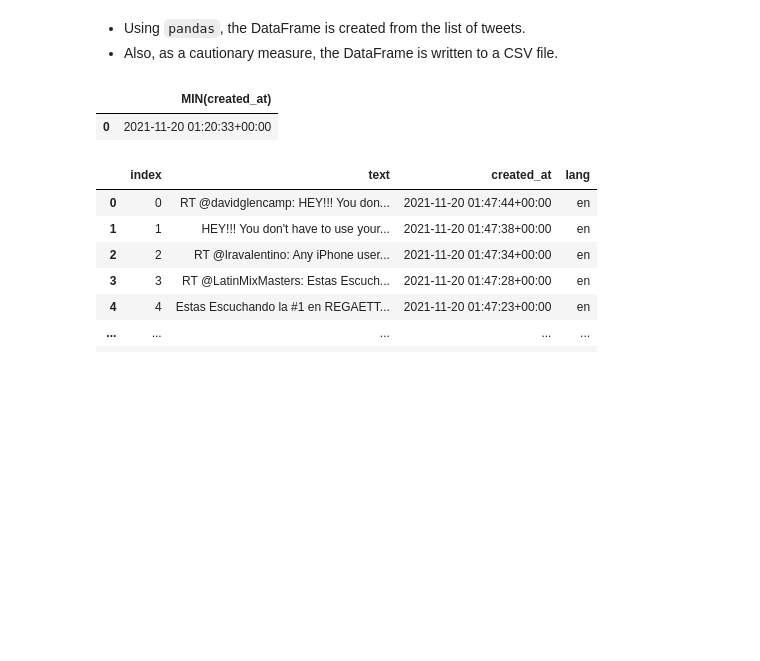
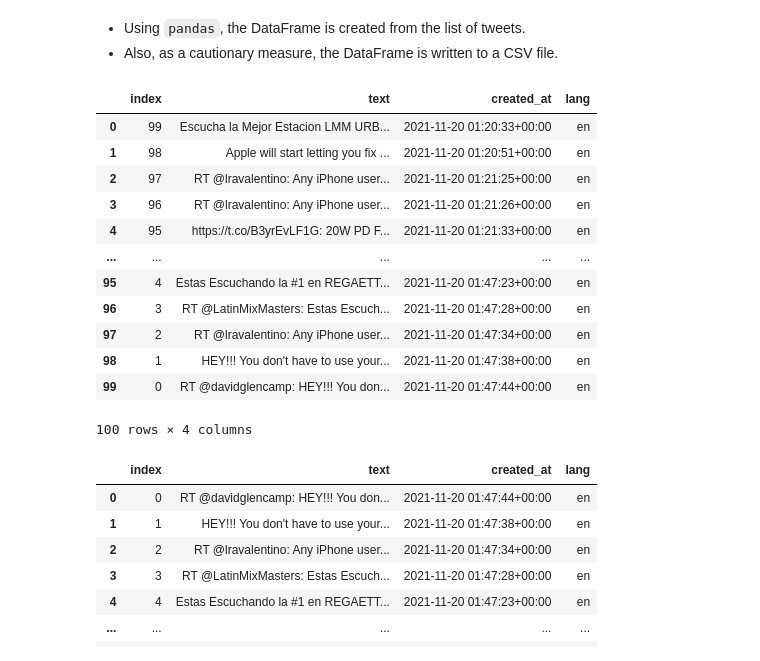
Before and after one commit to baperks/ads_tweetapp, a Jupyter notebook: tweetTasks.ipynb, the cells around one changed output. Drawn from its saved outputs; the diff is of its cells as text; code cells hidden in the pictures; blank space fills up the shorter version.

```diff
--- a/tweetTasks.ipynb
+++ b/tweetTasks.ipynb
@@ -103,13 +103,24 @@ df.to_csv('tweets.csv')
 # %%
 import pandas as pd
 import sqlite3 as sql
 
 conn = sql.connect('data/tweets.db')
-twits = pd.read_sql('SELECT MIN(created_at) FROM tweets', conn)
+twits = pd.read_sql('SELECT * FROM tweets ORDER BY created_at ASC', conn)
 twits
 # %% [output]
-|  | MIN(created_at) |
-| 0 | 2021-11-20 01:20:33+00:00 |
+|  | index | text | created_at | lang |
+| 0 | 99 | Escucha la Mejor Estacion LMM URB... | 2021-11-20 01:20:33+00:00 | en |
+| 1 | 98 | Apple will start letting you fix ... | 2021-11-20 01:20:51+00:00 | en |
+| 2 | 97 | RT @lravalentino: Any iPhone user... | 2021-11-20 01:21:25+00:00 | en |
+| 3 | 96 | RT @lravalentino: Any iPhone user... | 2021-11-20 01:21:26+00:00 | en |
+| 4 | 95 | https://t.co/B3yrEvLF1G: 20W PD F... | 2021-11-20 01:21:33+00:00 | en |
+| ... | ... | ... | ... | ... |
+| 95 | 4 | Estas Escuchando la #1 en REGAETT... | 2021-11-20 01:47:23+00:00 | en |
+| 96 | 3 | RT @LatinMixMasters: Estas Escuch... | 2021-11-20 01:47:28+00:00 | en |
+| 97 | 2 | RT @lravalentino: Any iPhone user... | 2021-11-20 01:47:34+00:00 | en |
+| 98 | 1 | HEY!!! You don't have to use your... | 2021-11-20 01:47:38+00:00 | en |
+| 99 | 0 | RT @davidglencamp: HEY!!! You don... | 2021-11-20 01:47:44+00:00 | en |
+100 rows × 4 columns
 # %%
 # %% [output]
 |  | index | text | created_at | lang |
```
Also changed, not shown: 2 other files.
